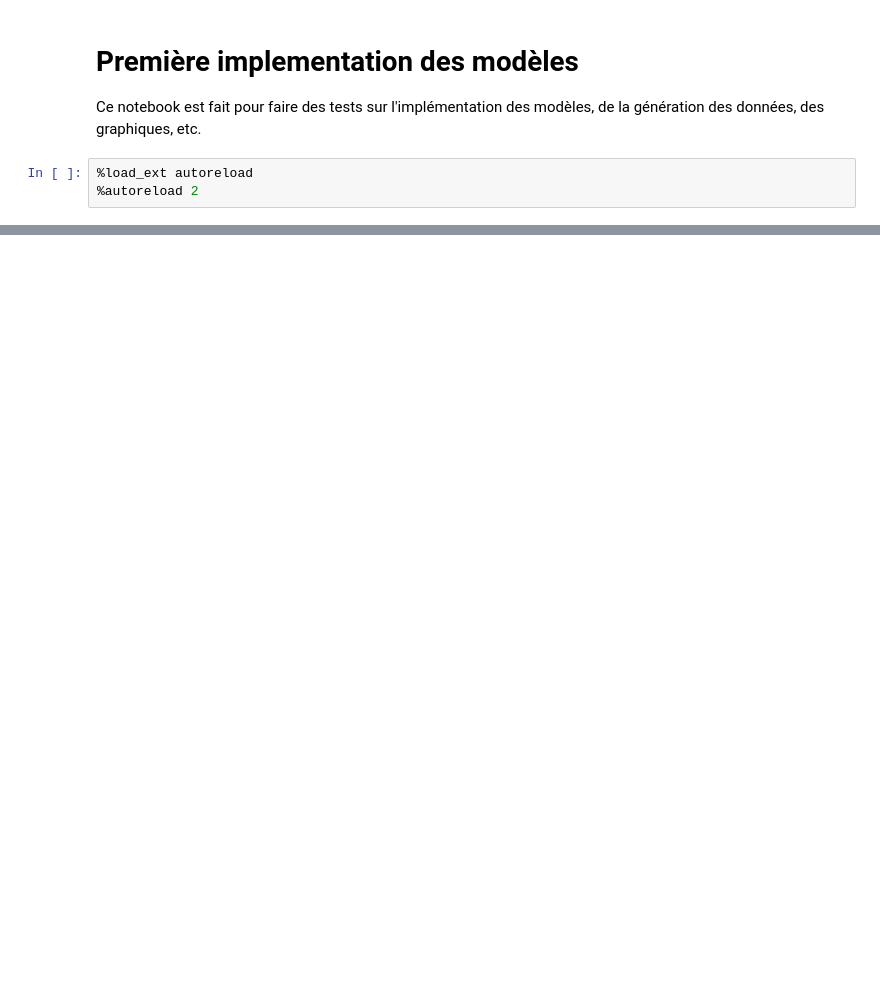
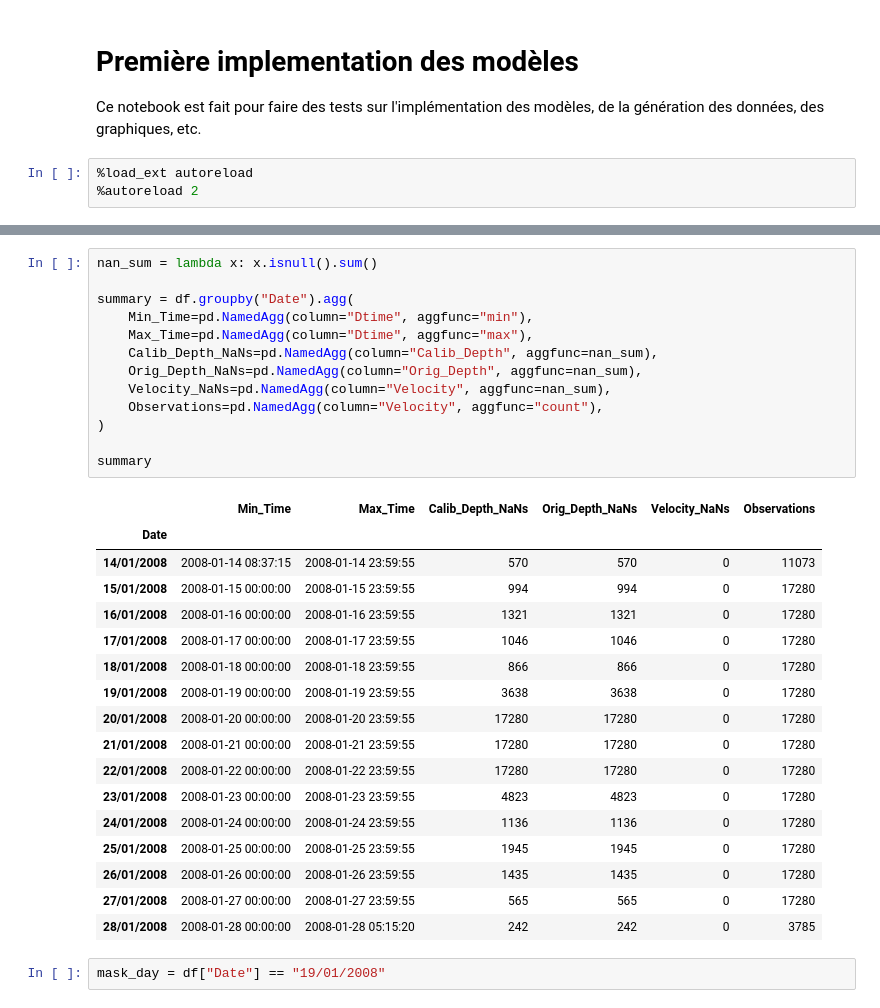
Before and after one commit to gwatkinson/smc_movement_models, a Jupyter notebook: notebooks/first_implementation.ipynb, the cells around one changed output, grey strips where cells are left out. Drawn from its saved outputs; the diff is of its cells as text; blank space fills up the shorter version.

```diff
--- a/notebooks/first_implementation.ipynb
+++ b/notebooks/first_implementation.ipynb
@@ -212,0 +25,33 @@ plt.plot(ts, ys)
+# %%
+nan_sum = lambda x: x.isnull().sum()
+
+summary = df.groupby("Date").agg(
+    Min_Time=pd.NamedAgg(column="Dtime", aggfunc="min"),
+    Max_Time=pd.NamedAgg(column="Dtime", aggfunc="max"),
+    Calib_Depth_NaNs=pd.NamedAgg(column="Calib_Depth", aggfunc=nan_sum),
+    Orig_Depth_NaNs=pd.NamedAgg(column="Orig_Depth", aggfunc=nan_sum),
+    Velocity_NaNs=pd.NamedAgg(column="Velocity", aggfunc=nan_sum),
+    Observations=pd.NamedAgg(column="Velocity", aggfunc="count"),
+)
+
+summary
+# %% [output]
+|  | Min_Time | Max_Time | Calib_Depth_NaNs | Orig_Depth_NaNs | Velocity_NaNs | Observations |
+| Date |  |  |  |  |  |  |
+| 14/01/2008 | 2008-01-14 08:37:15 | 2008-01-14 23:59:55 | 570 | 570 | 0 | 11073 |
+| 15/01/2008 | 2008-01-15 00:00:00 | 2008-01-15 23:59:55 | 994 | 994 | 0 | 17280 |
+| 16/01/2008 | 2008-01-16 00:00:00 | 2008-01-16 23:59:55 | 1321 | 1321 | 0 | 17280 |
+| 17/01/2008 | 2008-01-17 00:00:00 | 2008-01-17 23:59:55 | 1046 | 1046 | 0 | 17280 |
+| 18/01/2008 | 2008-01-18 00:00:00 | 2008-01-18 23:59:55 | 866 | 866 | 0 | 17280 |
+| 19/01/2008 | 2008-01-19 00:00:00 | 2008-01-19 23:59:55 | 3638 | 3638 | 0 | 17280 |
+| 20/01/2008 | 2008-01-20 00:00:00 | 2008-01-20 23:59:55 | 17280 | 17280 | 0 | 17280 |
+| 21/01/2008 | 2008-01-21 00:00:00 | 2008-01-21 23:59:55 | 17280 | 17280 | 0 | 17280 |
+| 22/01/2008 | 2008-01-22 00:00:00 | 2008-01-22 23:59:55 | 17280 | 17280 | 0 | 17280 |
+| 23/01/2008 | 2008-01-23 00:00:00 | 2008-01-23 23:59:55 | 4823 | 4823 | 0 | 17280 |
+| 24/01/2008 | 2008-01-24 00:00:00 | 2008-01-24 23:59:55 | 1136 | 1136 | 0 | 17280 |
+| 25/01/2008 | 2008-01-25 00:00:00 | 2008-01-25 23:59:55 | 1945 | 1945 | 0 | 17280 |
+| 26/01/2008 | 2008-01-26 00:00:00 | 2008-01-26 23:59:55 | 1435 | 1435 | 0 | 17280 |
+| 27/01/2008 | 2008-01-27 00:00:00 | 2008-01-27 23:59:55 | 565 | 565 | 0 | 17280 |
+| 28/01/2008 | 2008-01-28 00:00:00 | 2008-01-28 05:15:20 | 242 | 242 | 0 | 3785 |
+# %%
+mask_day = df["Date"] == "19/01/2008"
```
Also changed, not shown: parts of 15 cells of this notebook.
